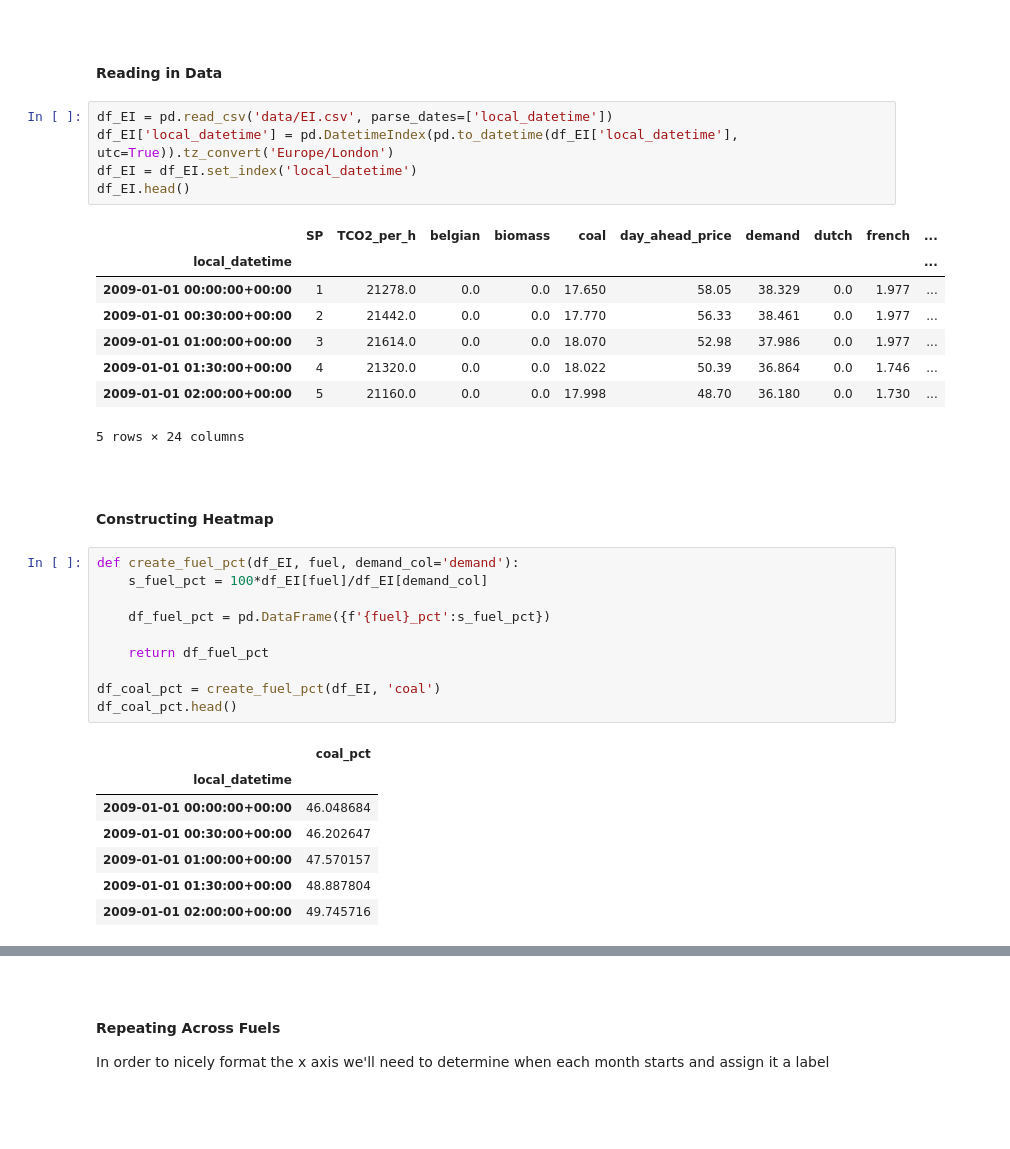
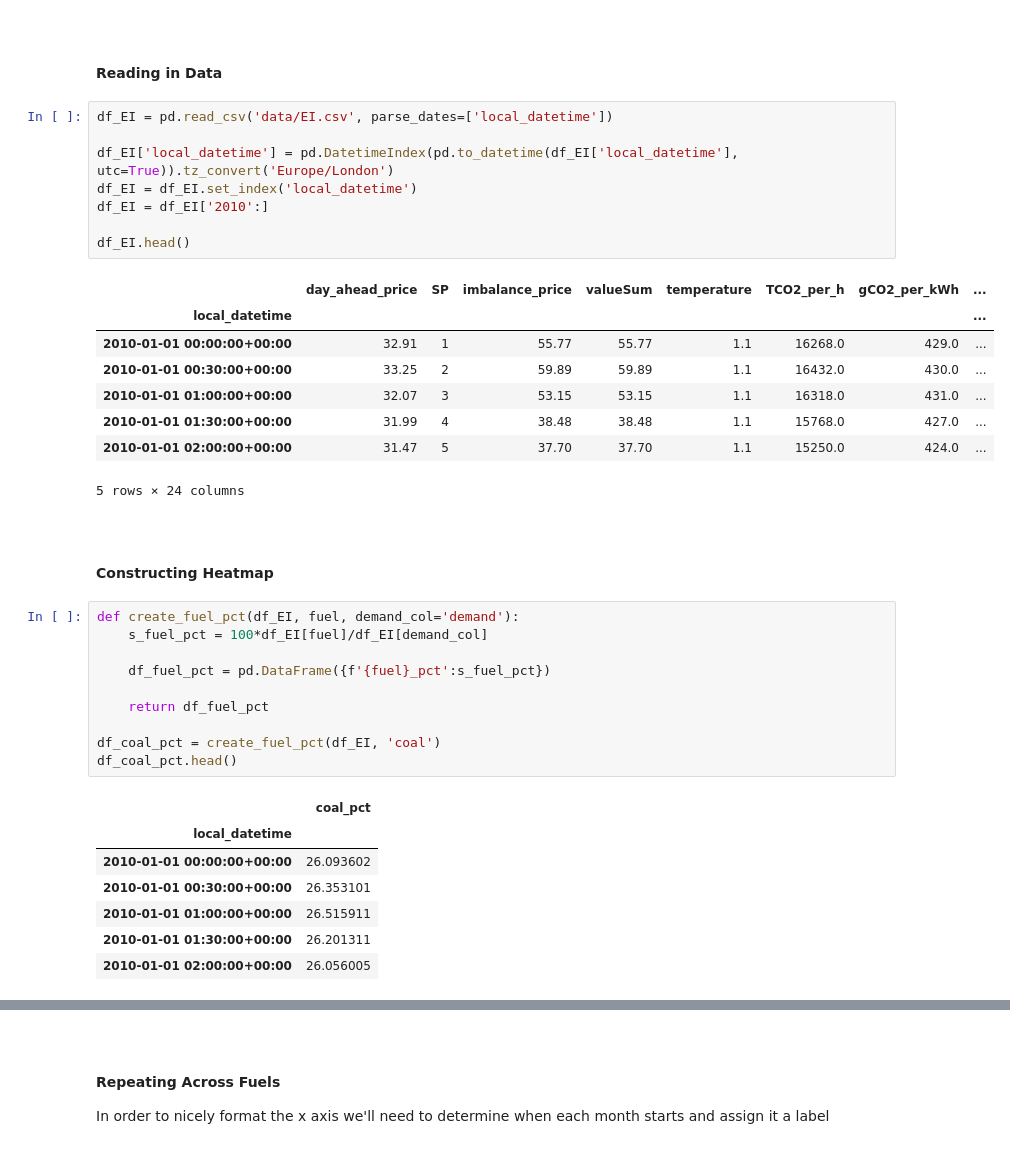
Before and after one commit to AyrtonB/UK-Fuel-Transition, a Jupyter notebook: Fuel Penetration Heatmaps.ipynb, the cells around one changed output, grey strips where cells are left out. Cells and saved outputs as stored; diff of their text form; blank space fills up the shorter version.

```diff
--- a/Fuel Penetration Heatmaps.ipynb
+++ b/Fuel Penetration Heatmaps.ipynb
@@ -17,17 +17,20 @@ from matplotlib.patches import Rectangle
 #### Reading in Data
 # %%
 df_EI = pd.read_csv('data/EI.csv', parse_dates=['local_datetime'])
+
 df_EI['local_datetime'] = pd.DatetimeIndex(pd.to_datetime(df_EI['local_datetime'], utc=True)).tz_convert('Europe/London')
 df_EI = df_EI.set_index('local_datetime')
+df_EI = df_EI['2010':]
+
 df_EI.head()
 # %% [output]
-|  | SP | TCO2_per_h | belgian | biomass | coal | day_ahead_price | demand | dutch | french | ... |
-| local_datetime |  |  |  |  |  |  |  |  |  | ... |
-| 2009-01-01 00:00:00+00:00 | 1 | 21278.0 | 0.0 | 0.0 | 17.650 | 58.05 | 38.329 | 0.0 | 1.977 | ... |
-| 2009-01-01 00:30:00+00:00 | 2 | 21442.0 | 0.0 | 0.0 | 17.770 | 56.33 | 38.461 | 0.0 | 1.977 | ... |
-| 2009-01-01 01:00:00+00:00 | 3 | 21614.0 | 0.0 | 0.0 | 18.070 | 52.98 | 37.986 | 0.0 | 1.977 | ... |
-| 2009-01-01 01:30:00+00:00 | 4 | 21320.0 | 0.0 | 0.0 | 18.022 | 50.39 | 36.864 | 0.0 | 1.746 | ... |
-| 2009-01-01 02:00:00+00:00 | 5 | 21160.0 | 0.0 | 0.0 | 17.998 | 48.70 | 36.180 | 0.0 | 1.730 | ... |
+|  | day_ahead_price | SP | imbalance_price | valueSum | temperature | TCO2_per_h | gCO2_per_kWh | ... |
+| local_datetime |  |  |  |  |  |  |  | ... |
+| 2010-01-01 00:00:00+00:00 | 32.91 | 1 | 55.77 | 55.77 | 1.1 | 16268.0 | 429.0 | ... |
+| 2010-01-01 00:30:00+00:00 | 33.25 | 2 | 59.89 | 59.89 | 1.1 | 16432.0 | 430.0 | ... |
+| 2010-01-01 01:00:00+00:00 | 32.07 | 3 | 53.15 | 53.15 | 1.1 | 16318.0 | 431.0 | ... |
+| 2010-01-01 01:30:00+00:00 | 31.99 | 4 | 38.48 | 38.48 | 1.1 | 15768.0 | 427.0 | ... |
+| 2010-01-01 02:00:00+00:00 | 31.47 | 5 | 37.70 | 37.70 | 1.1 | 15250.0 | 424.0 | ... |
 5 rows × 24 columns
 # %% [markdown]
 <br>
@@ -46,11 +49,11 @@ df_coal_pct.head()
 # %% [output]
 |  | coal_pct |
 | local_datetime |  |
-| 2009-01-01 00:00:00+00:00 | 46.048684 |
-| 2009-01-01 00:30:00+00:00 | 46.202647 |
-| 2009-01-01 01:00:00+00:00 | 47.570157 |
-| 2009-01-01 01:30:00+00:00 | 48.887804 |
-| 2009-01-01 02:00:00+00:00 | 49.745716 |
+| 2010-01-01 00:00:00+00:00 | 26.093602 |
+| 2010-01-01 00:30:00+00:00 | 26.353101 |
+| 2010-01-01 01:00:00+00:00 | 26.515911 |
+| 2010-01-01 01:30:00+00:00 | 26.201311 |
+| 2010-01-01 02:00:00+00:00 | 26.056005 |
 # %%
 df_fuel_pct = df_coal_pct.resample('D').mean()
 df_fuel_pct['year'] = df_fuel_pct.index.year.astype(str)
```
Also changed, not shown: parts of 6 cells of this notebook, 8 other files.
